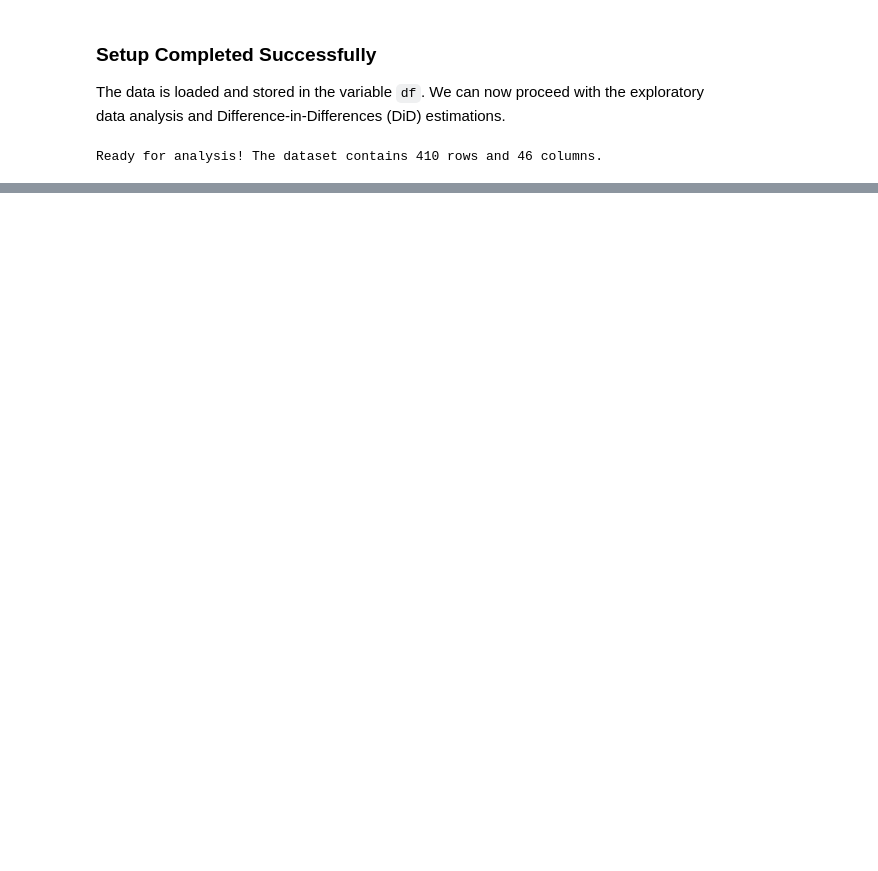
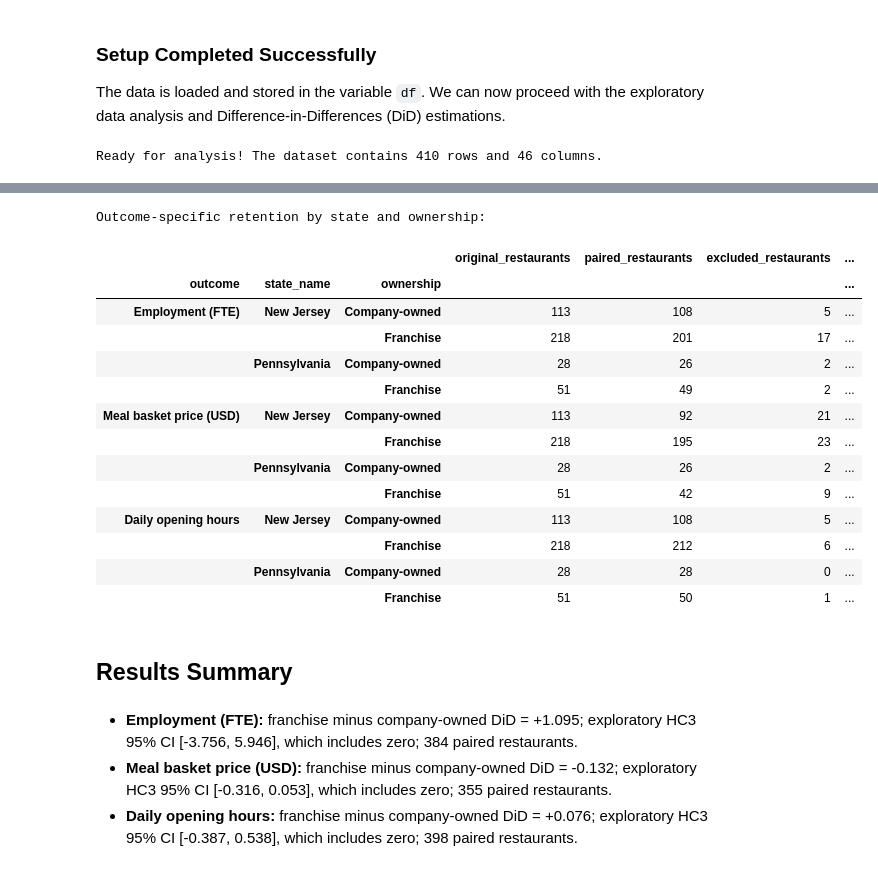
Before and after one commit to nhentze1/Minimum-Wages-and-Business-Models-Company-Owned-vs.-Franchise-Restaurants, a Jupyter notebook: minwageDiD.ipynb, the cells around one changed output, grey strips where cells are left out. Drawn from its saved outputs; the diff is of its cells as text; code cells hidden in the pictures; blank space fills up the shorter version.

Commit message:
Add DiD analysis for minimum wage impact

```diff
--- a/minwageDiD.ipynb
+++ b/minwageDiD.ipynb
@@ -108,0 +368,61 @@ Ready for analysis! The dataset contains 410 rows and 46 columns.
+# %%
+sensitivity_rows = results.loc[results["Effect"].eq("Franchise minus company-owned (DDD)")].to_dict("records")
+for outcome, label in outcomes.items():
+    adjusted = smf.ols("change ~ state * franchise + C(chain)", data=samples[outcome]).fit(cov_type="HC3")
+    assert np.linalg.matrix_rank(adjusted.model.exog) == adjusted.model.exog.shape[1]
+    sensitivity_rows.append(contrast_row(adjusted, "state:franchise", label, "Franchise minus company-owned (DDD)", "Chain-adjusted changes"))
+
+employment_survivors = samples["employment"].loc[samples["employment"]["status2"].ne(3)].copy()
+hours_with_closures = analysis.copy()
+hours_with_closures.loc[hours_with_closures["status2"].eq(3), "hours_after"] = 0.0
+hours_with_closures = hours_with_closures.dropna(subset=["hours_before", "hours_after"]).copy()
+hours_with_closures["change"] = hours_with_closures["hours_after"] - hours_with_closures["hours_before"]
+log_prices = samples["meal_price"].loc[
+    samples["meal_price"][["meal_price_before", "meal_price_after"]].gt(0).all(axis=1)
+].copy()
+log_prices["change"] = 100 * (np.log(log_prices["meal_price_after"]) - np.log(log_prices["meal_price_before"]))
+
+for sample, label, specification in [
+    (employment_survivors, outcomes["employment"], "Exclude permanent closures"),
+    (hours_with_closures, outcomes["hours"], "Permanent closures have zero hours"),
+    (log_prices, "Meal basket price (100 log points)", "Positive paired prices"),
+]:
+    assert sample.groupby(["state", "franchise"]).size().size == 4
+    sensitivity_model = smf.ols("change ~ state * franchise", data=sample).fit(cov_type="HC3")
+    sensitivity_rows.append(contrast_row(sensitivity_model, "state:franchise", label, "Franchise minus company-owned (DDD)", specification))
+
+sensitivity_results = pd.DataFrame(sensitivity_rows)
+assert np.isfinite(sensitivity_results[["Estimate", "Robust SE", "CI lower", "CI upper", "p-value"]].to_numpy()).all()
+display(sensitivity_results.drop(columns="Effect").round(4))
+
+retention_rows = []
+for outcome, label in outcomes.items():
+    retained = analysis["sheet"].isin(samples[outcome]["sheet"])
+    retention = analysis.assign(retained=retained).groupby(["state_name", "ownership"]).agg(
+        original_restaurants=("sheet", "size"),
+        paired_restaurants=("retained", "sum"),
+    )
+    retention["excluded_restaurants"] = retention["original_restaurants"] - retention["paired_restaurants"]
+    retention["retention_percent"] = 100 * retention["paired_restaurants"] / retention["original_restaurants"]
+    retention_rows.append(retention.assign(outcome=label).reset_index())
+print("Outcome-specific retention by state and ownership:")
+display(pd.concat(retention_rows, ignore_index=True).set_index(["outcome", "state_name", "ownership"]).round(1))
+
+display(Markdown("## Results Summary"))
+ddd_results = results.loc[results["Effect"].eq("Franchise minus company-owned (DDD)")]
+summary_lines = []
+for _, result in ddd_results.iterrows():
+    interval_description = "includes zero" if result["CI lower"] <= 0 <= result["CI upper"] else "excludes zero"
+    summary_lines.append(
+        f"- **{result['Outcome']}:** franchise minus company-owned DiD = {result['Estimate']:+.3f}; "
+        f"exploratory HC3 95% CI [{result['CI lower']:.3f}, {result['CI upper']:.3f}], which {interval_description}; "
+        f"{int(result['Restaurants'])} paired restaurants."
+    )
+display(Markdown("\n".join(summary_lines)))
+display(Markdown(
+    "These estimates do not establish that the business models responded differently. "
+    "An interval containing zero is not evidence that the effects are identical. "
+    "Compare the sensitivity table before drawing substantive conclusions; "
+    "restaurant-level uncertainty does not solve the two-state policy-inference problem."
+))
+# %% [output]
@@ -108,0 +439,19 @@ Ready for analysis! The dataset contains 410 rows and 46 columns.
+Outcome-specific retention by state and ownership:
+|  |  |  | original_restaurants | paired_restaurants | excluded_restaurants | ... |
+| outcome | state_name | ownership |  |  |  | ... |
+| Employment (FTE) | New Jersey | Company-owned | 113 | 108 | 5 | ... |
+|  |  | Franchise | 218 | 201 | 17 | ... |
+|  | Pennsylvania | Company-owned | 28 | 26 | 2 | ... |
+|  |  | Franchise | 51 | 49 | 2 | ... |
+| Meal basket price (USD) | New Jersey | Company-owned | 113 | 92 | 21 | ... |
+|  |  | Franchise | 218 | 195 | 23 | ... |
+|  | Pennsylvania | Company-owned | 28 | 26 | 2 | ... |
+|  |  | Franchise | 51 | 42 | 9 | ... |
+| Daily opening hours | New Jersey | Company-owned | 113 | 108 | 5 | ... |
+|  |  | Franchise | 218 | 212 | 6 | ... |
+|  | Pennsylvania | Company-owned | 28 | 28 | 0 | ... |
+|  |  | Franchise | 51 | 50 | 1 | ... |
+## Results Summary
+- **Employment (FTE):** franchise minus company-owned DiD = +1.095; exploratory HC3 95% CI [-3.756, 5.946], which includes zero; 384 paired restaurants.
+- **Meal basket price (USD):** franchise minus company-owned DiD = -0.132; exploratory HC3 95% CI [-0.316, 0.053], which includes zero; 355 paired restaurants.
+- **Daily opening hours:** franchise minus company-owned DiD = +0.076; exploratory HC3 95% CI [-0.387, 0.538], which includes zero; 398 paired restaurants.
```
Also changed, not shown: parts of 17 cells of this notebook.
